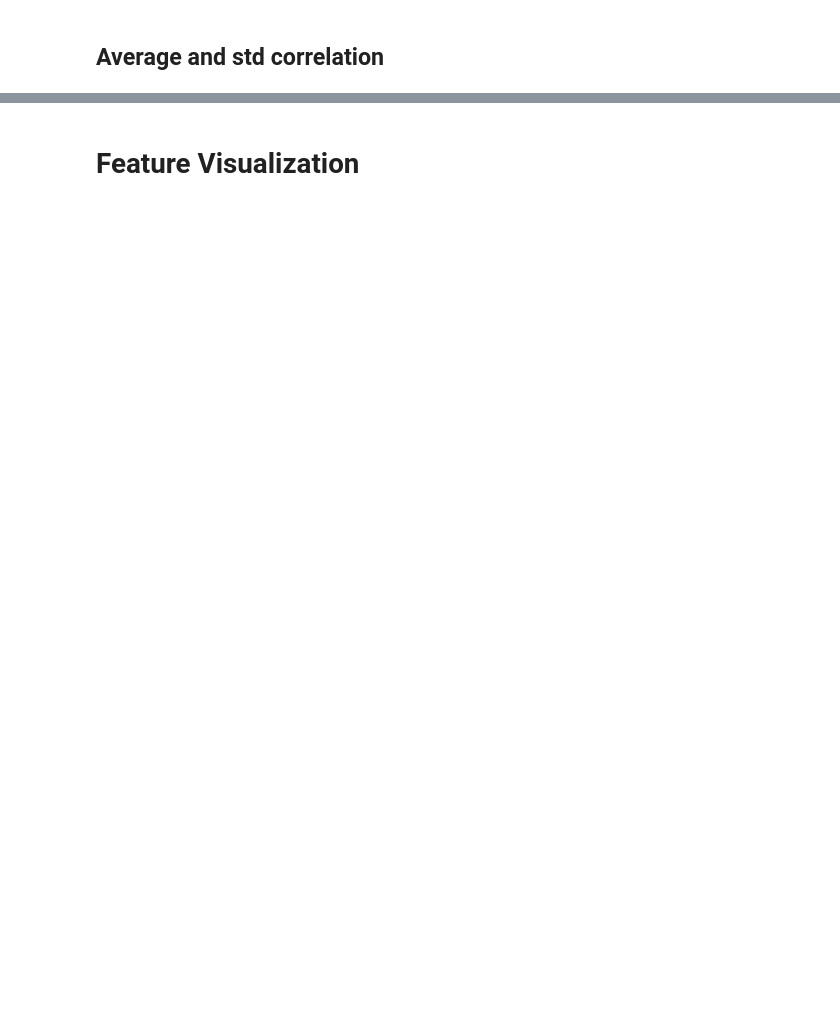
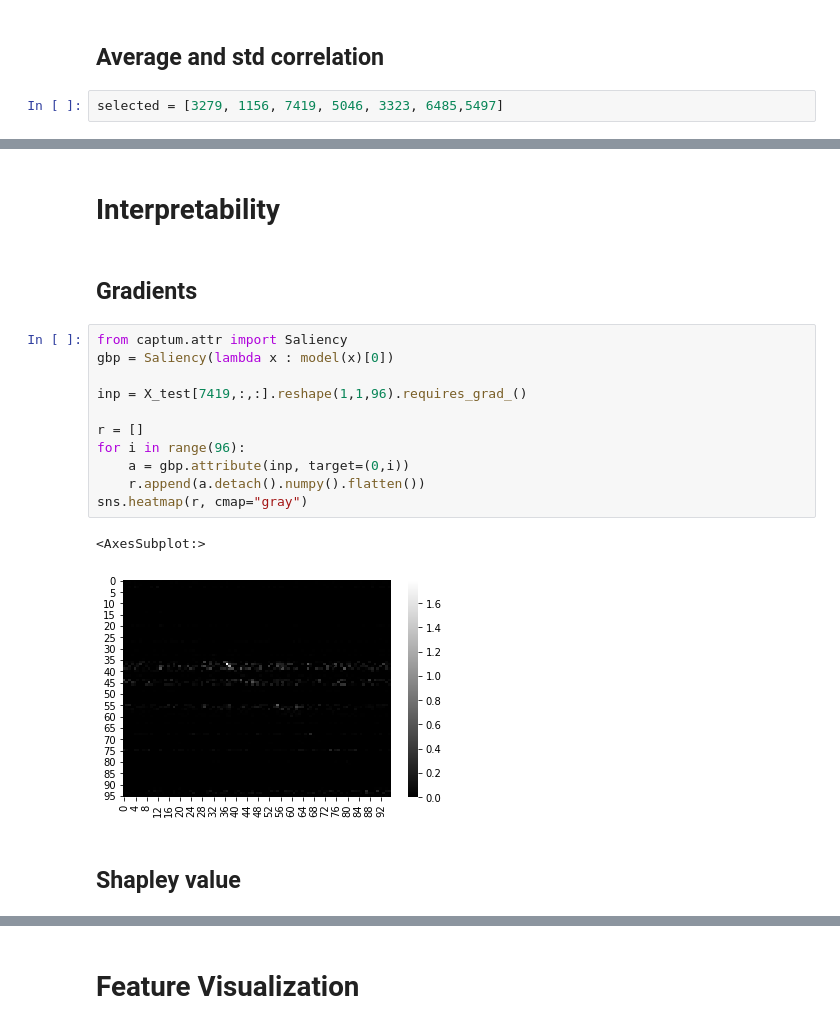
Before and after one commit to tonibofarull/TSAutoencoder, a Jupyter notebook: src/main.ipynb, the cells around one changed output, grey strips where cells are left out. Cells and saved outputs as stored; diff of their text form; blank space fills up the shorter version.

Commit message:
Initial interpretability approach

```diff
--- a/src/main.ipynb
+++ b/src/main.ipynb
@@ -131,4 +101,6 @@ fig.delaxes(axs.flatten()[-1])
 # %% [markdown]
 ## Average and std correlation
+# %%
+selected = [3279, 1156, 7419, 5046, 3323, 6485,5497]
 # %%
 X_test, y_test = data_test[:,:,:-1], data_test[:,:,-1].numpy()
@@ -169,0 +157,20 @@ print("Accuracy:", np.sum(np.diag(cm))/np.sum(cm))
+# %% [markdown]
+# Interpretability
+# %% [markdown]
+## Gradients
+# %%
+from captum.attr import Saliency
+gbp = Saliency(lambda x : model(x)[0])
+
+inp = X_test[7419,:,:].reshape(1,1,96).requires_grad_()
+
+r = []
+for i in range(96):
+    a = gbp.attribute(inp, target=(0,i))
+    r.append(a.detach().numpy().flatten())
+sns.heatmap(r, cmap="gray")
+# %% [output]
+<AxesSubplot:>
+[figure, added]
+# %% [markdown]
+## Shapley value
```
Also changed, not shown: parts of 43 cells of this notebook, 6 other files.
